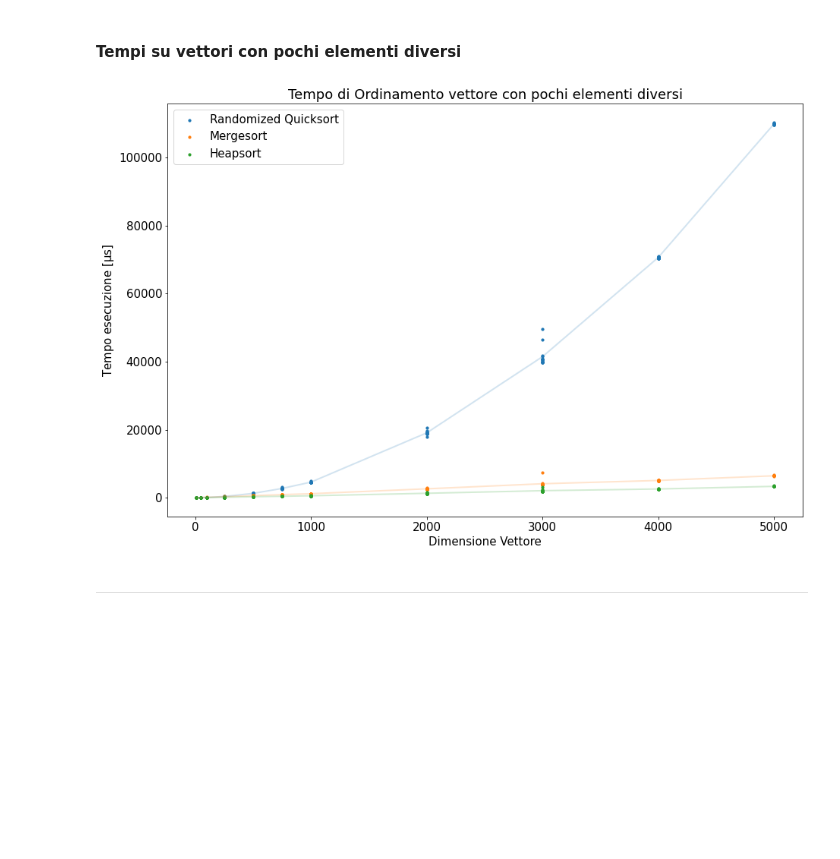
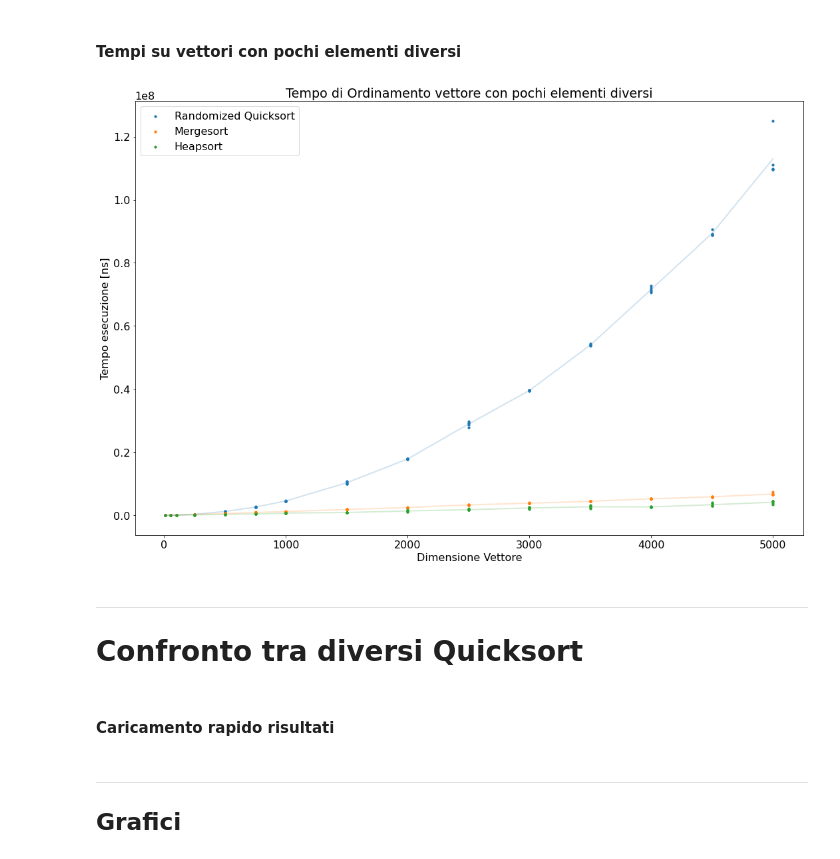
Before and after one commit to EdoardoTronconi/ProgettoSDA, a Jupyter notebook: Notebook/SDA.ipynb, the cells around one changed output. Saved outputs shown, nothing was run; the diff lists cells and outputs as text; code cells hidden in the pictures; blank space fills up the shorter version.

Commit message:
Updated Notebook Quicksort

```diff
--- a/Notebook/SDA.ipynb
+++ b/Notebook/SDA.ipynb
@@ -22,8 +22,8 @@ import matplotlib.pyplot as plt
 from joblib import dump, load
 # %%
 plt.rcParams.update({
-    'figure.figsize' : [15,10],
-    'font.size' : 15,
+    'figure.figsize' : [18,12],
+    'font.size' : 16,
 })
 # %% [markdown]
 ***
@@ -129,0 +121,21 @@ def plot_times(results, *, Algos, Sizes, Random=False, Sorted=False, FewUnique=F
+# %%
+#dimensioni del vettore da provare
+SIZES_MAIN = [10,50,100,250,500,750,1000,1500,2000,2500,3000,3500,4000,4500,5000]
+
+#parametri del main da usare sempre
+BASE_ARGS_MAIN = [
+    '-trials=5',
+    '-seed=rnd',
+    '--file',
+]
+#parametri del main aggiuntivi da provare
+ARGS_MAIN = [
+     [],
+     ['--randomized'],
+     ['--sorted'],
+     ['--fewUnique'],
+     ['--randomized','--sorted'],
+     ['--randomized','--fewUnique'],
+     ['--sorted', '--fewUnique'],
+     ['--randomized','--sorted','--fewUnique'],
+]
@@ -130,4 +149,4 @@ def plot_times(results, *, Algos, Sizes, Random=False, Sorted=False, FewUnique=F
 # %% [markdown]
 #### Caricamento rapido risultati
 # %%
-results = load(NBdir+'/results.zip')
+resultsMain = load(NBdir+'/resultsMain.zip')
@@ -186,4 +156,4 @@ for size in SIZES:
 # %%
-ALGORITMI = ['Quicksort', 'Mergesort', 'Heapsort']
+ALGORITMI_MAIN = ['Quicksort', 'Mergesort', 'Heapsort']
 # %% [markdown]
 #### Tempi su vettori casuali
@@ -204,6 +170,9 @@ plot_times(results, Algos=ALGORITMI, Sizes=SIZES, Random=True, Sorted=True)
 # %% [markdown]
 #### Tempi su vettori con pochi elementi diversi
 # %%
-plot_times(results, Algos=ALGORITMI, Sizes=SIZES, Random=True, FewUnique=True)
+plot_times_main(resultsMain, Algos=ALGORITMI_MAIN, Sizes=SIZES_MAIN, Random=True, FewUnique=True)
 # %% [output]
-[figure, old version]
+[figure, new version]
+# %% [markdown]
+***
+# Confronto tra diversi Quicksort
@@ -209,0 +272,2 @@ plot_times(results, Algos=ALGORITMI, Sizes=SIZES, Random=True, FewUnique=True)
+# %% [markdown]
+#### Caricamento rapido risultati
@@ -210,2 +276,3 @@ plot_times(results, Algos=ALGORITMI, Sizes=SIZES, Random=True, FewUnique=True)
 # %% [markdown]
 ***
+## Grafici
```
Also changed, not shown: parts of 23 cells of this notebook, 4 other files.
